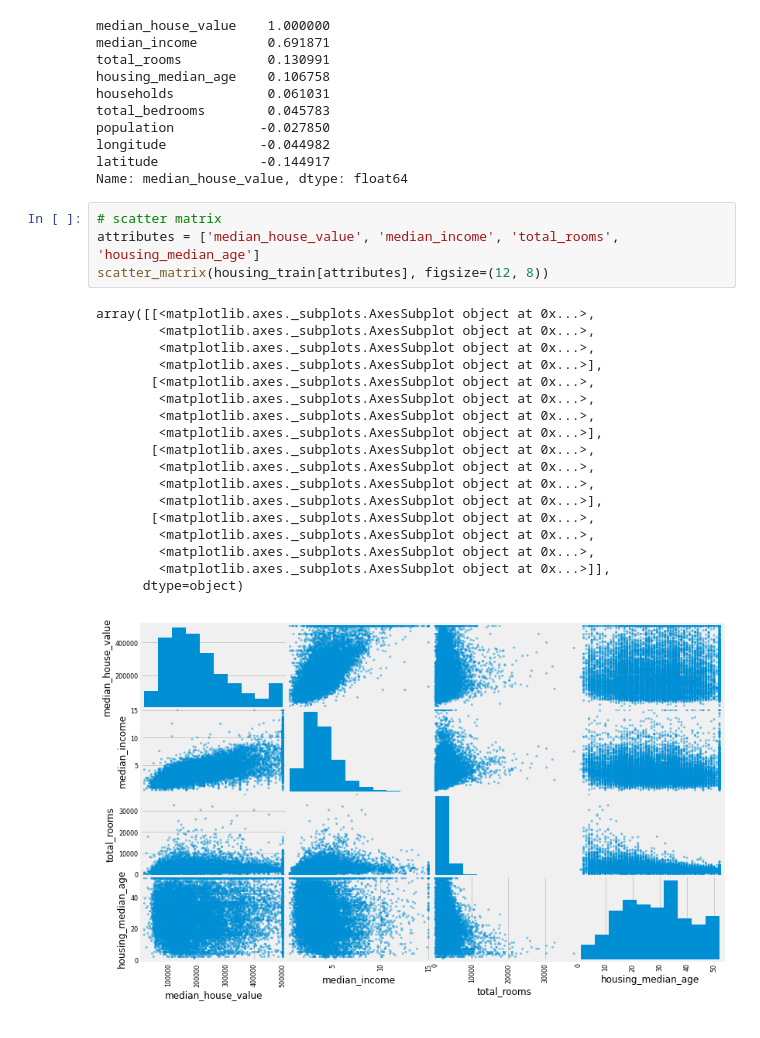
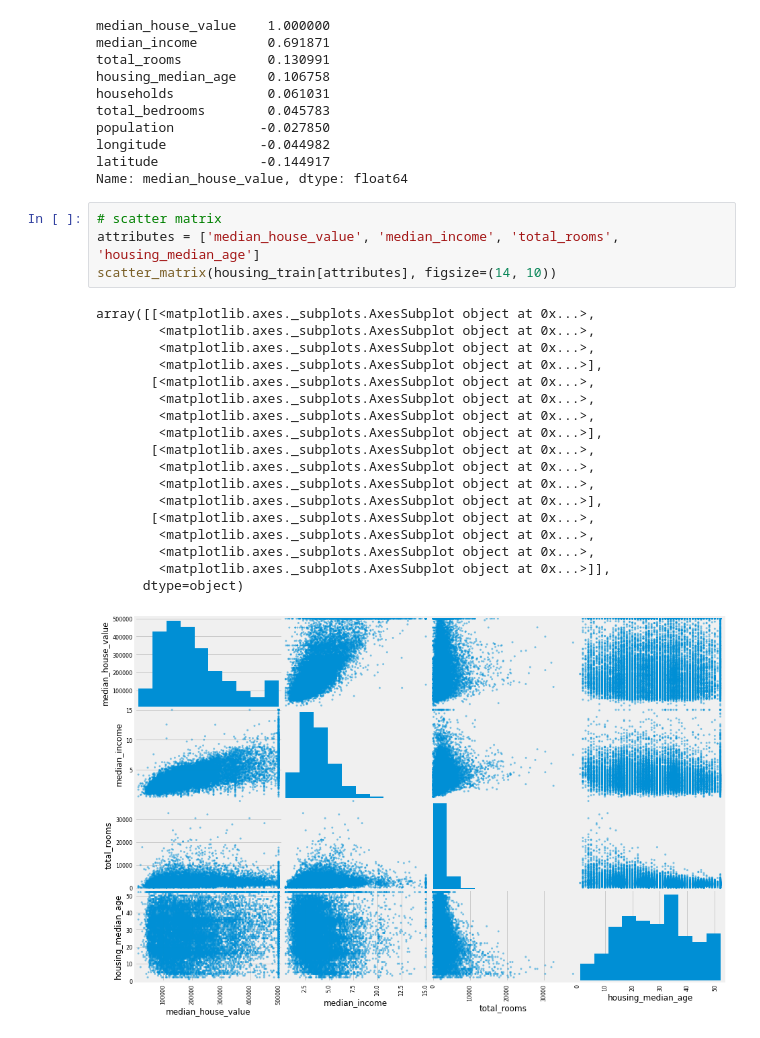
Before and after one commit to cmannnn/california_housing, a Jupyter notebook: california_housing.ipynb, the cells around one changed output. Drawn from its saved outputs; the diff is of its cells as text.

```diff
--- a/california_housing.ipynb
+++ b/california_housing.ipynb
@@ -176,23 +176,23 @@ Name: median_house_value, dtype: float64
 # %%
 # scatter matrix
 attributes = ['median_house_value', 'median_income', 'total_rooms', 'housing_median_age']
-scatter_matrix(housing_train[attributes], figsize=(12, 8))
+scatter_matrix(housing_train[attributes], figsize=(14, 10))
 # %% [output]
 array([[<matplotlib.axes._subplots.AxesSubplot object at 0x...>,
         <matplotlib.axes._subplots.AxesSubplot object at 0x...>,
         <matplotlib.axes._subplots.AxesSubplot object at 0x...>,
         <matplotlib.axes._subplots.AxesSubplot object at 0x...>],
        [<matplotlib.axes._subplots.AxesSubplot object at 0x...>,
         <matplotlib.axes._subplots.AxesSubplot object at 0x...>,
         <matplotlib.axes._subplots.AxesSubplot object at 0x...>,
         <matplotlib.axes._subplots.AxesSubplot object at 0x...>],
        [<matplotlib.axes._subplots.AxesSubplot object at 0x...>,
         <matplotlib.axes._subplots.AxesSubplot object at 0x...>,
         <matplotlib.axes._subplots.AxesSubplot object at 0x...>,
         <matplotlib.axes._subplots.AxesSubplot object at 0x...>],
        [<matplotlib.axes._subplots.AxesSubplot object at 0x...>,
         <matplotlib.axes._subplots.AxesSubplot object at 0x...>,
         <matplotlib.axes._subplots.AxesSubplot object at 0x...>,
         <matplotlib.axes._subplots.AxesSubplot object at 0x...>]],
       dtype=object)
-[figure, old version]
+[figure, new version]
```
Also changed, not shown: parts of 1 cell of this notebook.
